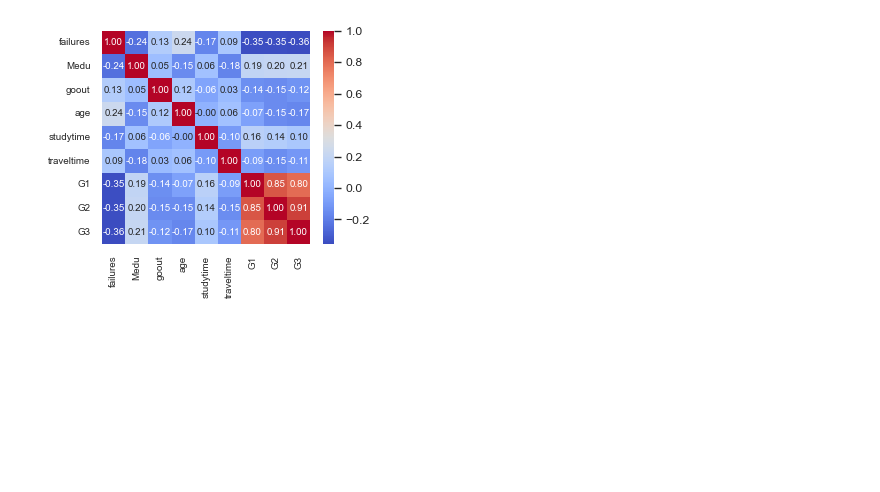
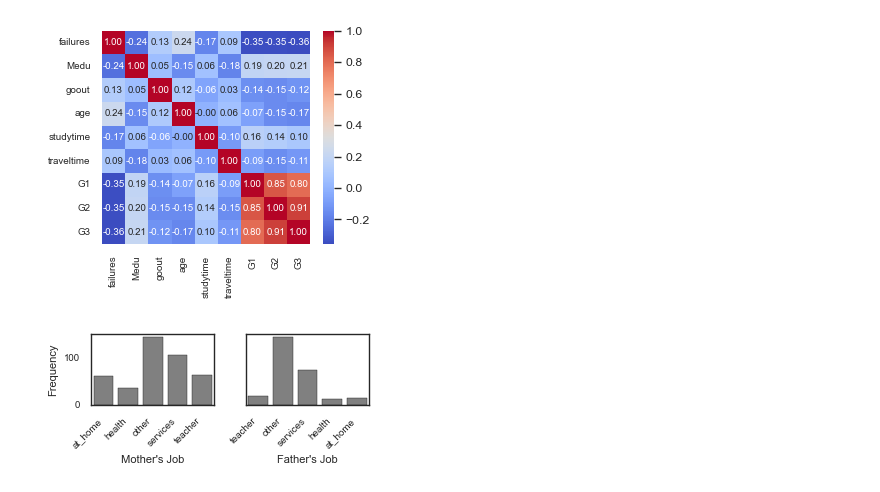
Before and after one commit to Nate-Kim/Grade-Prediction, a Jupyter notebook: NateEDA.ipynb, the cells around one changed output. Drawn from its saved outputs; the diff is of its cells as text; code cells hidden in the pictures; blank space fills up the shorter version.

Commit message:
Final graphs for EDA

```diff
--- a/NateEDA.ipynb
+++ b/NateEDA.ipynb
@@ -188,3 +188,41 @@ plt.savefig('CorrelationMatrix.pdf', dpi=300, bbox_inches='tight')
 plt.show()
 # %% [output]
 [figure]
+# %%
+import pandas as pd
+import seaborn as sns
+import matplotlib.pyplot as plt
+
+# Load data
+data = pd.read_csv("Math-Students.csv", sep=",")
+
+# Set style
+sns.set_theme(style='white')
+sns.set_context("paper")
+
+# Create figure
+plt.figure(figsize=(3.5, 1.6))
+
+# Mother's job
+plt.subplot(1, 2, 1)
+sns.countplot(data=data, x='Mjob', color='gray', edgecolor='k', linewidth=0.3)
+plt.xlabel('Mother\'s Job', fontsize=8)
+plt.ylabel('Frequency', fontsize=8)
+plt.title('', fontsize=9)
+plt.xticks(rotation=45, ha='right', fontsize=7)
+plt.yticks(fontsize=7)
+
+# Father's job
+plt.subplot(1, 2, 2)
+sns.countplot(data=data, x='Fjob', color='gray', edgecolor='k', linewidth=0.3)
+plt.xlabel('Father\'s Job', fontsize=8)
+plt.ylabel('')
+plt.title('', fontsize=9)
+plt.xticks(rotation=45, ha='right', fontsize=7)
+plt.yticks([])  # hide redundant y-axis ticks
+
+plt.tight_layout()
+plt.savefig('ParentJobs_Distribution.pdf', dpi=300, bbox_inches='tight')
+plt.show()
+# %% [output]
+[figure, added]
```
Also changed, not shown: parts of 2 cells of this notebook.
